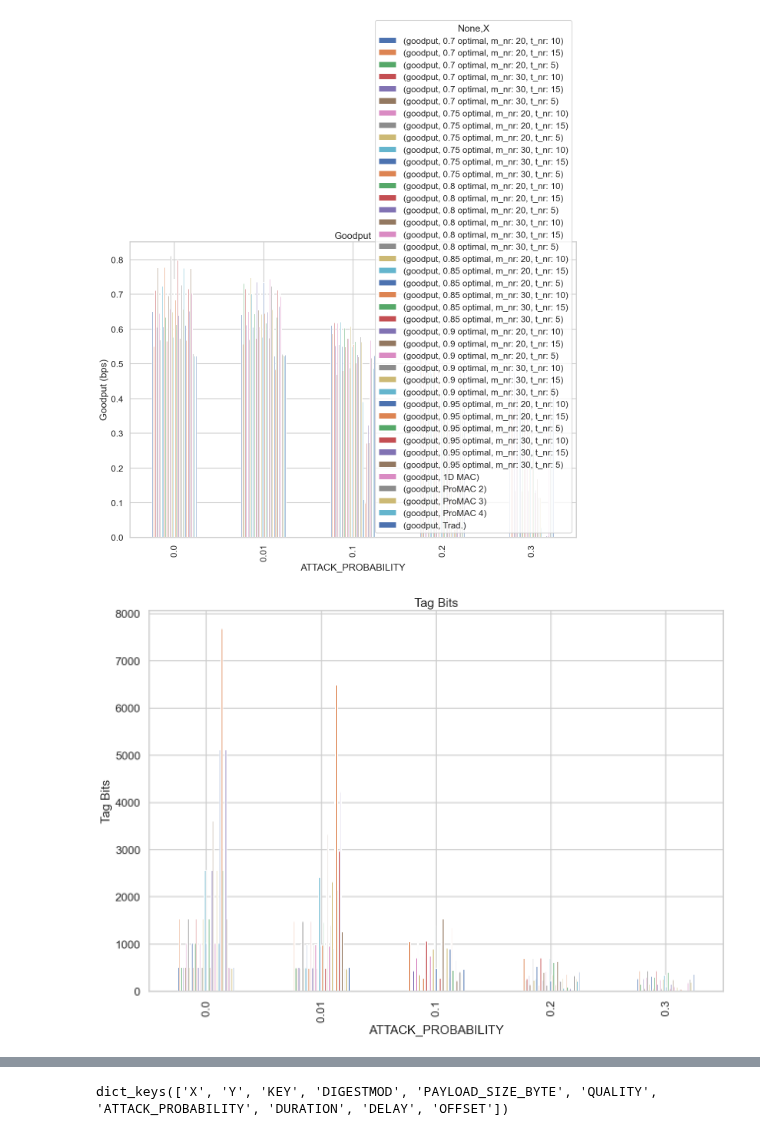
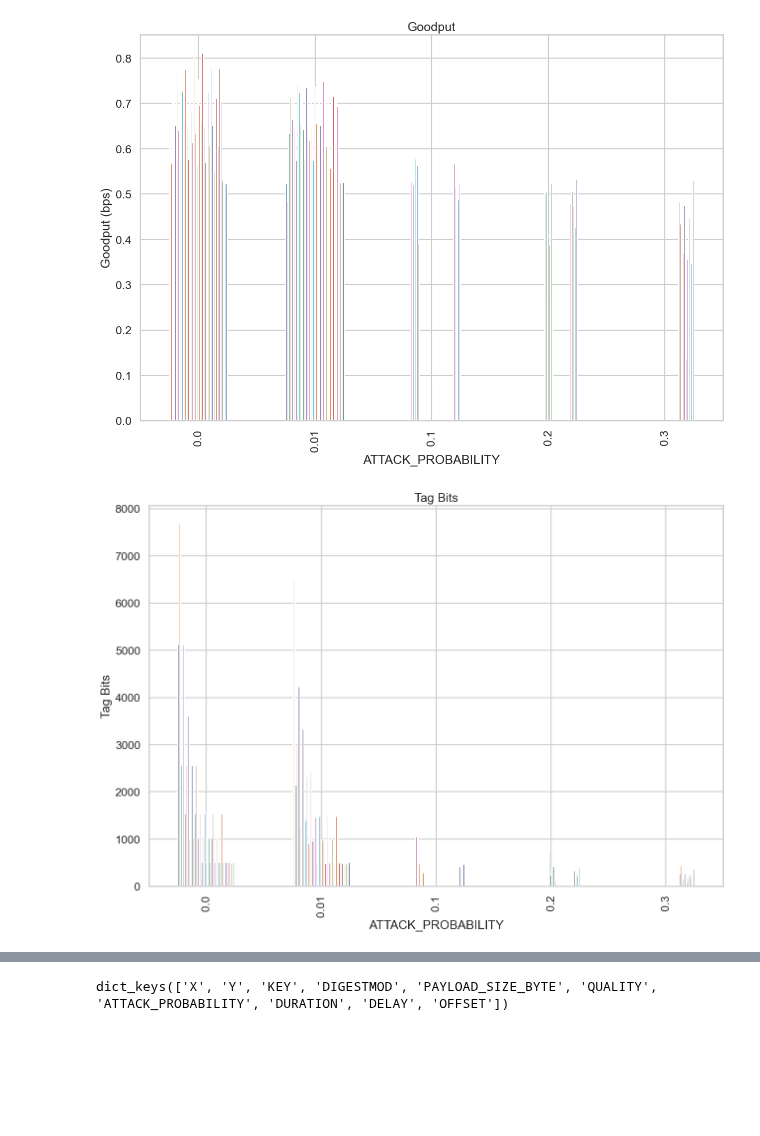
Before and after one commit to mkashani-phd/OptiMAC, a Jupyter notebook: UDP Demo/Analyzing_Result.ipynb, the cells around one changed output, grey strips where cells are left out. Cells and saved outputs as stored; diff of their text form; code cells hidden in the pictures; blank space fills up the shorter version.

```diff
--- a/UDP Demo/Analyzing_Result.ipynb
+++ b/UDP Demo/Analyzing_Result.ipynb
@@ -71,7 +71,7 @@ for x in df['X'].unique():
 for x in df['X'].unique():
     for e in exp:
         if x in str(np.array(exp[e]['results']['X'], dtype=int)):
-            df['X'].replace(x, str(exp[e]['parameters']['p']) + " optimal, " + f"m_nr: {exp[e]['parameters']['m_nr']}, t_nr: {exp[e]['parameters']['t_nr']}", inplace=True)
+            df['X'].replace(x, str(np.round(1-exp[e]['parameters']['p'],2)) + " optimal, " + f"m_nr: {exp[e]['parameters']['m_nr']}, t_nr: {exp[e]['parameters']['t_nr']}", inplace=True)
 
 # remove the test case
 df = df[df['X']!='Trad. 30']
@@ -90,21 +90,31 @@ df = df[df['X']!='Trad. 30']
 df['avg_verification'] = df['avg_verification'] * df['DIGESTMOD'].apply(lambda x: int(x[-3:]) if x != 'sha1' else 128)
 df = df[df['PAYLOAD_SIZE_BYTE'] <128]
 
-goodput = df[['X', 'ATTACK_PROBABILITY', 'goodput']].groupby(['ATTACK_PROBABILITY', 'X']).mean()
-tag_bits = df[['X', 'ATTACK_PROBABILITY', 'avg_verification']].groupby(['ATTACK_PROBABILITY', 'X']).mean()
-fps = df[['X', 'ATTACK_PROBABILITY', 'frame_rate']].groupby(['ATTACK_PROBABILITY', 'X']).mean()
-latency = df[['X', 'ATTACK_PROBABILITY', 'latency']].groupby(['ATTACK_PROBABILITY', 'X']).mean()
 
-df['optimal'] = df['X'].apply(lambda x: float(x.split(',')[0].split(' ')[0]) if 'optimal' in x else 0)
+
+df['optimal'] = df['X'].apply(lambda x: float(x.split(',')[0].split(' ')[0]) if 'optimal' in x else -1)
 df['m_nr'] = df['X'].apply(lambda x: int(x.split(',')[1].split(' ')[2]) if 'optimal' in x else 30)
 df['t_nr'] = df['X'].apply(lambda x: int(x.split(',')[2].split(' ')[2]) if 'optimal' in x else 30)
 # df['t_nr'] = df['X'].apply(lambda x: 10 if '1D MAC' in x else )
 
-df['ratio'] = df['t_nr']/df['m_nr']
+
 
 df['t_nr'] = np.concatenate([df["1D MAC"  != df['X']]['t_nr'] ,df["1D MAC"  == df['X']]['t_nr'].apply(lambda x: 10)])
 # df['t_nr'].where(df['X'] == '1D MAC', 10, inplace=True)
-df
+df['ratio'] = df['t_nr']/df['m_nr']
+
+df_classic = df[df['X'].isin(['Trad.', '2D MAC', '1D MAC', 'ProMAC 4', 'ProMAC 3', 'ProMAC 2'])].copy()
+df_classic
+
+df_optimal_in_attack_0_01 = df[df['ATTACK_PROBABILITY'] < .1].copy()
+df_optimal_in_attack_0_01 = df_optimal_in_attack_0_01[df['X'].apply(lambda x: 'optimal' in x)]
+df_optimal_in_attack_0_01
+
+
+
+df = df[df['optimal'] == df['ATTACK_PROBABILITY']]
+df = pd.concat([df, df_optimal_in_attack_0_01, df_classic])
+df.to_csv('results_5G.csv')
 # %% [output]
 The behavior will change in pandas 3.0. This inplace method will never work because the intermediate object on which we are setting values always behaves as a copy.
 
@@ -144,33 +137,38 @@ For example, when doing 'df[col].method(value, inplace=True)', try using 'df.met
 # create beautiful bar charts for each of the above dataframes
 import matplotlib.pyplot as plt
 import seaborn
 seaborn.set(style='whitegrid')
 seaborn.set_context('talk')
 
+goodput = df[['X', 'ATTACK_PROBABILITY', 'goodput']].groupby(['ATTACK_PROBABILITY', 'X']).mean()
+tag_bits = df[['X', 'ATTACK_PROBABILITY', 'avg_verification']].groupby(['ATTACK_PROBABILITY', 'X']).mean()
+fps = df[['X', 'ATTACK_PROBABILITY', 'frame_rate']].groupby(['ATTACK_PROBABILITY', 'X']).mean()
+latency = df[['X', 'ATTACK_PROBABILITY', 'latency']].groupby(['ATTACK_PROBABILITY', 'X']).mean()
+
 goodput.unstack().plot(kind='bar', figsize=(15, 10), title='Goodput')
 # remove the legend
-# plt.legend().set_visible(False)
+plt.legend().set_visible(False)
 # color the first 4 columns with the same color
 plt.ylabel('Goodput (bps)')
 plt.show()
 
 tag_bits.unstack().plot(kind='bar', figsize=(15, 10), title='Tag Bits')
 plt.legend().set_visible(False)
 
 plt.ylabel('Tag Bits')
 plt.show()
 
 fps.unstack().plot(kind='bar', figsize=(15, 10), title='Frame Rate')
 plt.legend().set_visible(False)
 
 plt.ylabel('Frame Rate (fps)')
 plt.show()
 
 # latency.unstack().plot(kind='bar', figsize=(15, 10), title='Latency')
 # plt.legend().set_visible(False)
 
 # plt.ylabel('Latency (s)')
 # plt.show()
 # %% [output]
-[figure, old version]
+[figure, new version]
-[figure, old version]
+[figure, new version]
```
Also changed, not shown: parts of 3 cells of this notebook, 2 other files.
